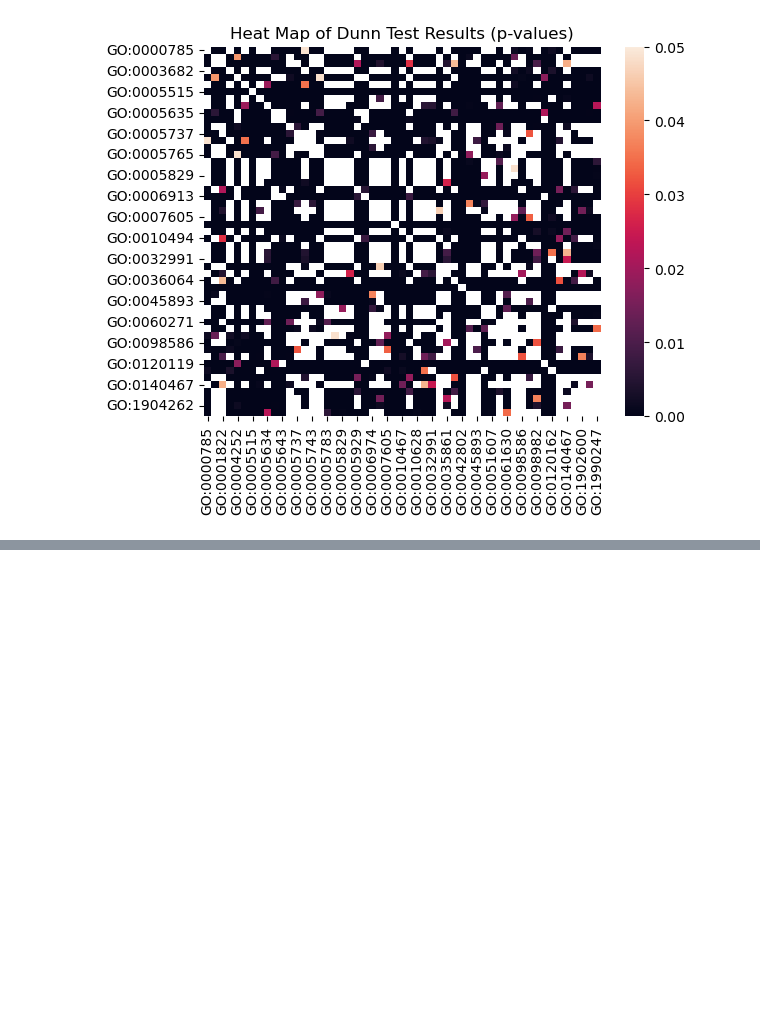
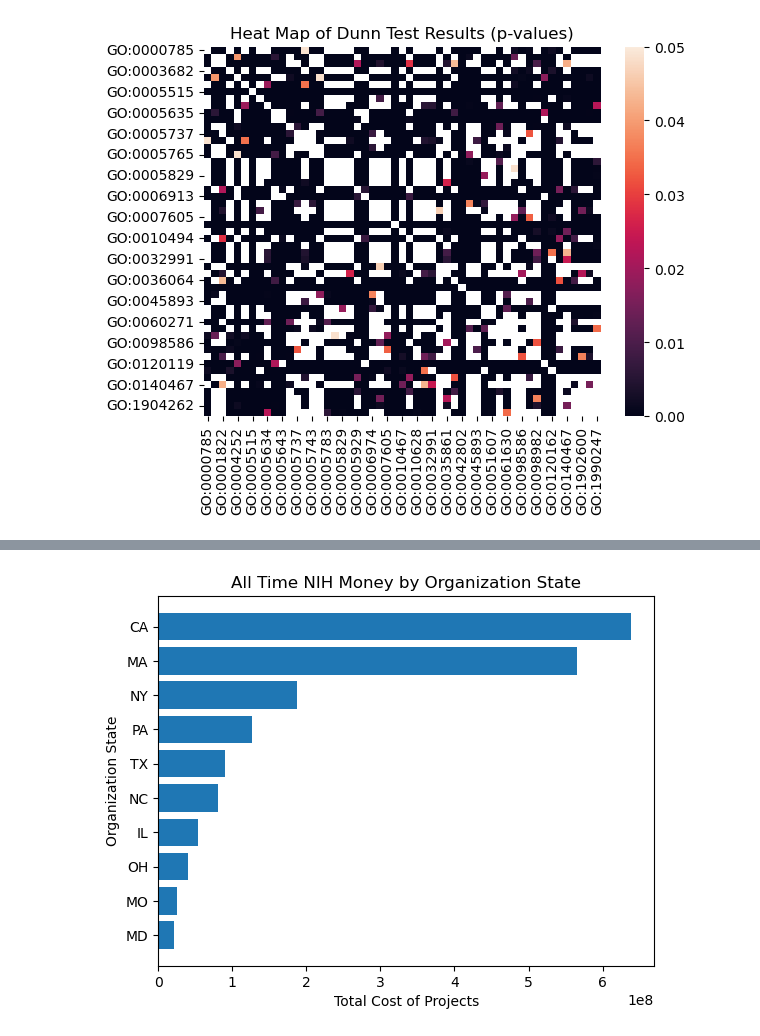
Before and after one commit to Moulica5374/NIH-Funding-Annotation-Analysis-Team-Project, a Jupyter notebook: Data_Analysis.ipynb, the cells around one changed output, grey strips where cells are left out. Saved outputs shown, nothing was run; the diff lists cells and outputs as text; code cells hidden in the pictures; blank space fills up the shorter version.

```diff
--- a/Data_Analysis.ipynb
+++ b/Data_Analysis.ipynb
@@ -624,4 +625,17 @@ Text(0.5, 1.0, 'Heat Map of Dunn Test Results (p-values)')
 # %%
 # -- PART 8: How much NIH money is awarded to different states? Is there a bias?
 
-# institution = ORG_STATE
+# x = state = ORG_STATE, y = TOTAL_COST
+
+# Task 1: Evaluate overall NIH money across all time (do year after)
+
+# group data by total cost per taxon across all time
+df_cost_state = data[['ORG_STATE', 'TOTAL_COST']]
+tot_cost_per_state = df_cost_state.groupby('ORG_STATE').agg(
+    total_cost = ('TOTAL_COST', 'sum')
+    ).sort_values(by = 'total_cost', ascending=False)
+
+# add ranking columns for how they rank against other taxons
+tot_cost_per_state = add_rank_cols(tot_cost_per_state, 'total_cost')
+
+tot_cost_per_state.head()
@@ -627,0 +650,12 @@ Text(0.5, 1.0, 'Heat Map of Dunn Test Results (p-values)')
+# %%
+# get top 10 states with the highest total cost
+t10_state_cost = get_top_x(tot_cost_per_state, 'total_cost_rank', 10, False)
+
+# visualize as a bar plot
+plt.barh(t10_state_cost['ORG_STATE'], t10_taxon_cost['total_cost'])
+plt.xlabel('Total Cost of Projects')
+plt.ylabel('Organization State')
+plt.title('All Time NIH Money by Organization State')
+plt.show()
+# %% [output]
+[figure, added]
```
Also changed, not shown: parts of 13 cells of this notebook.
